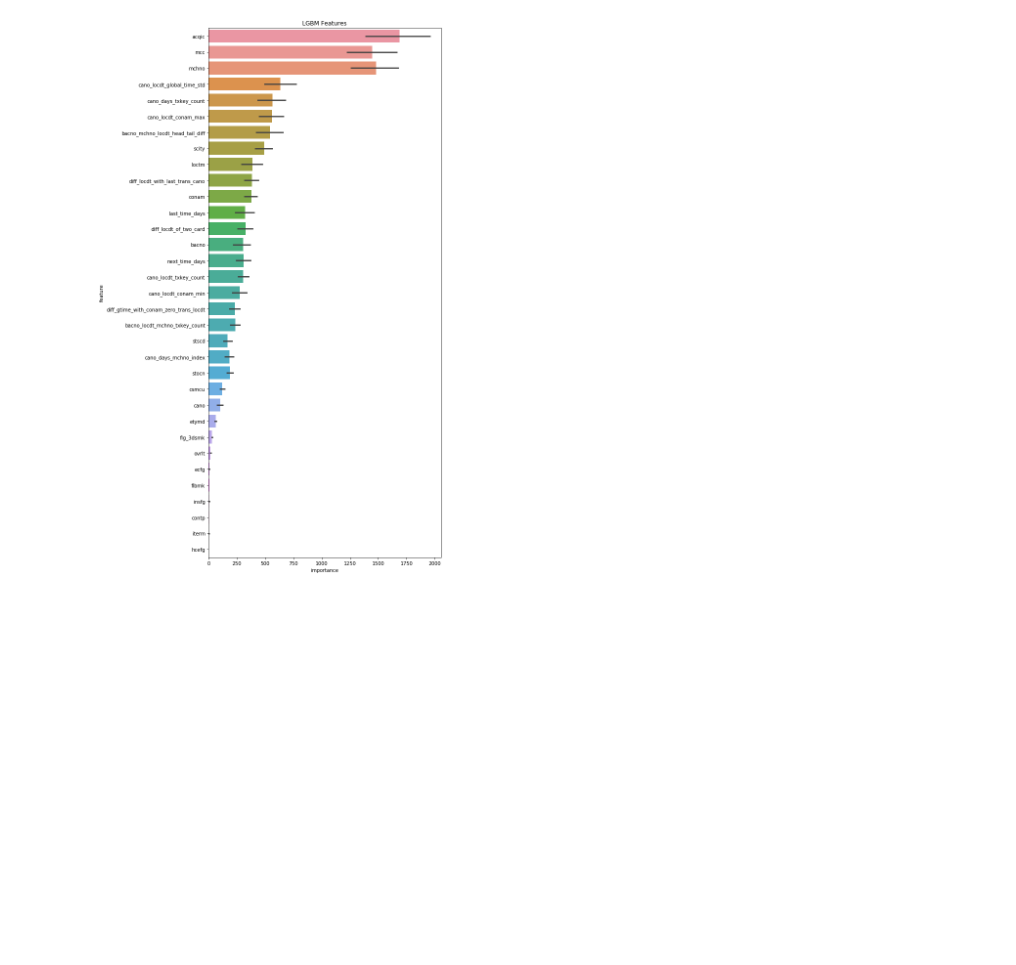
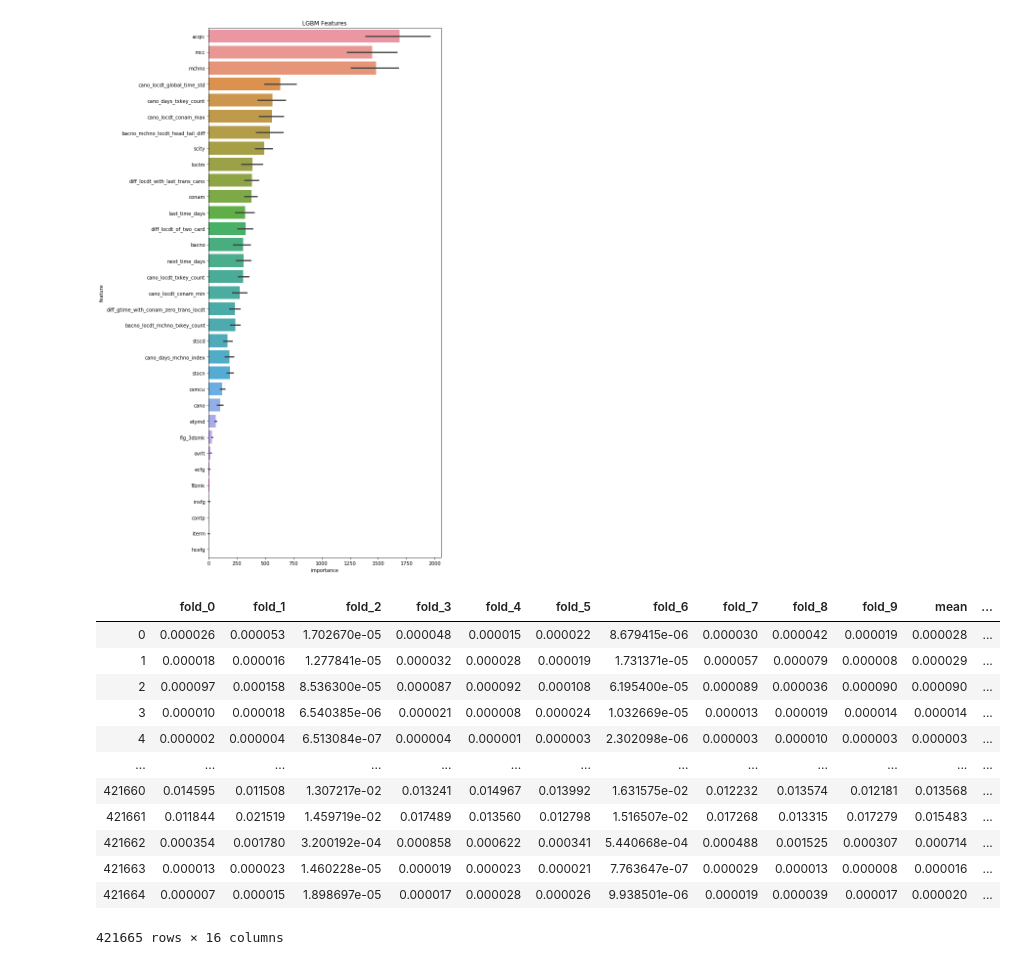
Before and after one commit to aarontong95/TBrain_Credit_Card, a Jupyter notebook: main.ipynb, the cells around one changed output. Drawn from its saved outputs; the diff is of its cells as text; code cells hidden in the pictures; blank space fills up the shorter version.

```diff
--- a/main.ipynb
+++ b/main.ipynb
@@ -135,3 +158,20 @@ LGBM Testing_Set average_precision_score 0.735833
 plot_importance(lgbm.df_feature_importance)
 # %% [output]
 [figure]
+# %%
+df_sub_preds_statistics = generate_statistic(df_sub_preds_LGBM)
+df_sub_preds_statistics
+# %% [output]
+|  | fold_0 | fold_1 | fold_2 | fold_3 | fold_4 | fold_5 | fold_6 | fold_7 | fold_8 | fold_9 | mean | ... |
+| 0 | 0.000026 | 0.000053 | 1.702670e-05 | 0.000048 | 0.000015 | 0.000022 | 8.679415e-06 | 0.000030 | 0.000042 | 0.000019 | 0.000028 | ... |
+| 1 | 0.000018 | 0.000016 | 1.277841e-05 | 0.000032 | 0.000028 | 0.000019 | 1.731371e-05 | 0.000057 | 0.000079 | 0.000008 | 0.000029 | ... |
+| 2 | 0.000097 | 0.000158 | 8.536300e-05 | 0.000087 | 0.000092 | 0.000108 | 6.195400e-05 | 0.000089 | 0.000036 | 0.000090 | 0.000090 | ... |
+| 3 | 0.000010 | 0.000018 | 6.540385e-06 | 0.000021 | 0.000008 | 0.000024 | 1.032669e-05 | 0.000013 | 0.000019 | 0.000014 | 0.000014 | ... |
+| 4 | 0.000002 | 0.000004 | 6.513084e-07 | 0.000004 | 0.000001 | 0.000003 | 2.302098e-06 | 0.000003 | 0.000010 | 0.000003 | 0.000003 | ... |
+| ... | ... | ... | ... | ... | ... | ... | ... | ... | ... | ... | ... | ... |
+| 421660 | 0.014595 | 0.011508 | 1.307217e-02 | 0.013241 | 0.014967 | 0.013992 | 1.631575e-02 | 0.012232 | 0.013574 | 0.012181 | 0.013568 | ... |
+| 421661 | 0.011844 | 0.021519 | 1.459719e-02 | 0.017489 | 0.013560 | 0.012798 | 1.516507e-02 | 0.017268 | 0.013315 | 0.017279 | 0.015483 | ... |
+| 421662 | 0.000354 | 0.001780 | 3.200192e-04 | 0.000858 | 0.000622 | 0.000341 | 5.440668e-04 | 0.000488 | 0.001525 | 0.000307 | 0.000714 | ... |
+| 421663 | 0.000013 | 0.000023 | 1.460228e-05 | 0.000019 | 0.000023 | 0.000021 | 7.763647e-07 | 0.000029 | 0.000013 | 0.000008 | 0.000016 | ... |
+| 421664 | 0.000007 | 0.000015 | 1.898697e-05 | 0.000017 | 0.000028 | 0.000026 | 9.938501e-06 | 0.000019 | 0.000039 | 0.000017 | 0.000020 | ... |
+421665 rows × 16 columns
```
Also changed, not shown: parts of 16 cells of this notebook, 2 other files.
